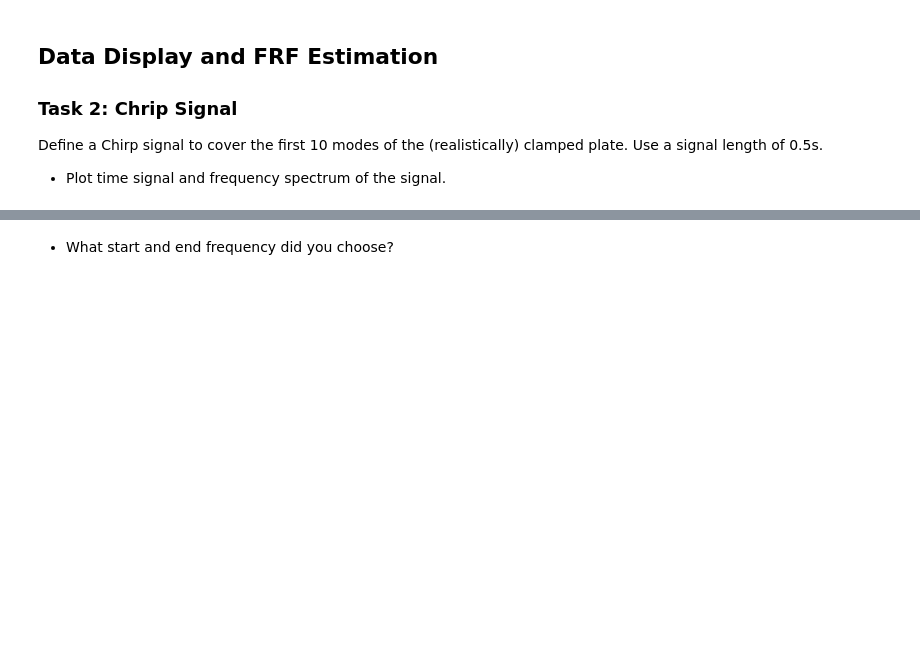
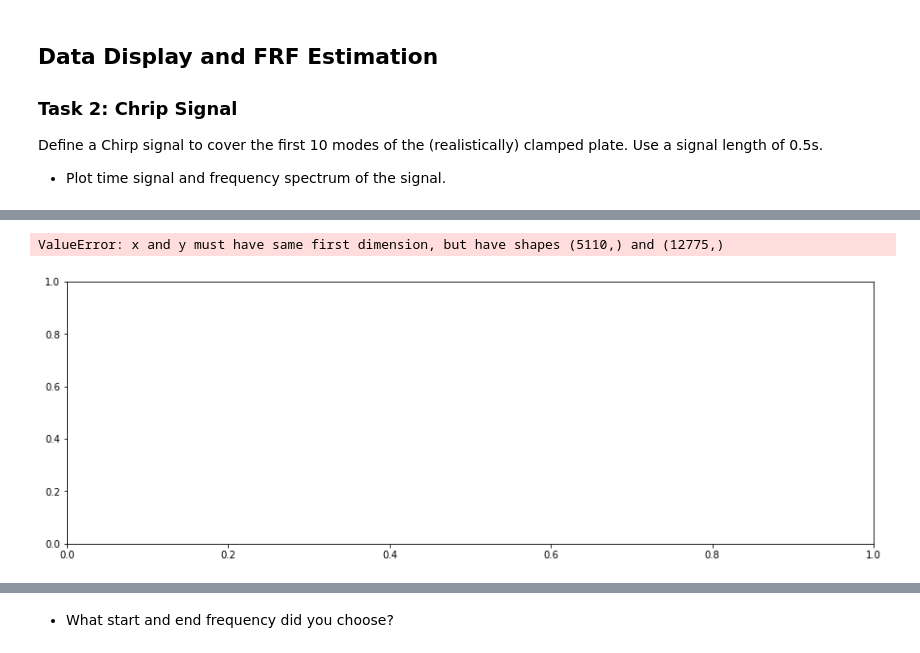
Before and after one commit to phmandl/modalanalyse, a Jupyter notebook: HW4/4_MeasurementTechniques_template.ipynb, the cells around one changed output, grey strips where cells are left out. Saved outputs shown, nothing was run; the diff lists cells and outputs as text; code cells hidden in the pictures; blank space fills up the shorter version.

```diff
--- a/HW4/4_MeasurementTechniques_template.ipynb
+++ b/HW4/4_MeasurementTechniques_template.ipynb
@@ -66,0 +196,29 @@ Define a Chirp signal to cover the first 10 modes of the (realistically) clamped
+# %%
+## Chirp signal t cover the first 10 modes with signal lenght of 0,5s
+sig_lenght = 0.5 #signal lenght
+f_min = round((np.sqrt(W[0])/2/np.pi)-50) #first mode in Hz -10Hz to cover all
+f_max = round((np.sqrt(W[9])/2/np.pi)+50) #tenth mode in Hz +10Hz to cover all
+f_sample = 20 * f_max
+dt = 1/f_sample
+steps = int(sig_lenght/dt)
+t = np.linspace(0, sig_lenght, steps)
+y_t = np.sin(2*np.pi*(f_min + (f_max - f_min) * (t/sig_lenght)*t)) #Chrip im Zeitbereich
+
+f = np.fft.fftfreq(t.size, dt)
+y_f = np.fft.rfft(y_t)
+# %%
+## Plot of time signal
+fig, ax = plt.subplots(figsize=(15,5))
+plt.plot(t, y)
+plt.title("Linear Chirp, f(0)="+str(int(round((np.sqrt(W[0])/2/np.pi)-50)))+", f("+str(sig_lenght)+")="+str(int(round((np.sqrt(W[9])/2/np.pi)+50))))
+plt.xlabel('t (sec)')
+plt.grid()
+plt.show()
+
+## Plot of the frequency spectrum
+# plt.plot(np.fft.fftshift(f), np.fft.fftshift(np.abs(y_f)))
+# plt.xlim(0, f_max+f_min)
+plt.show()
+# %% [output]
+ValueError: x and y must have same first dimension, but have shapes (5110,) and (12775,)
+[figure, added]
```
Also changed, not shown: parts of 11 cells of this notebook.
